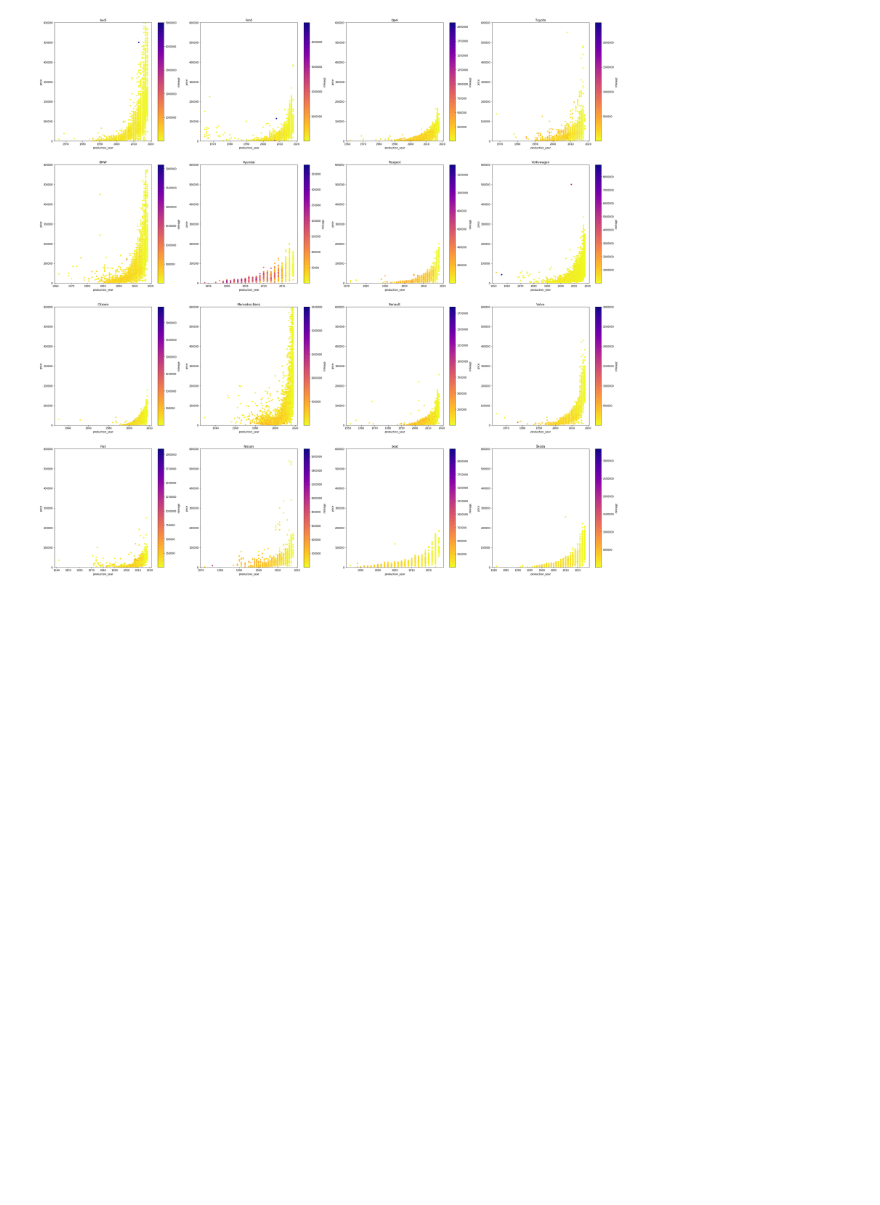
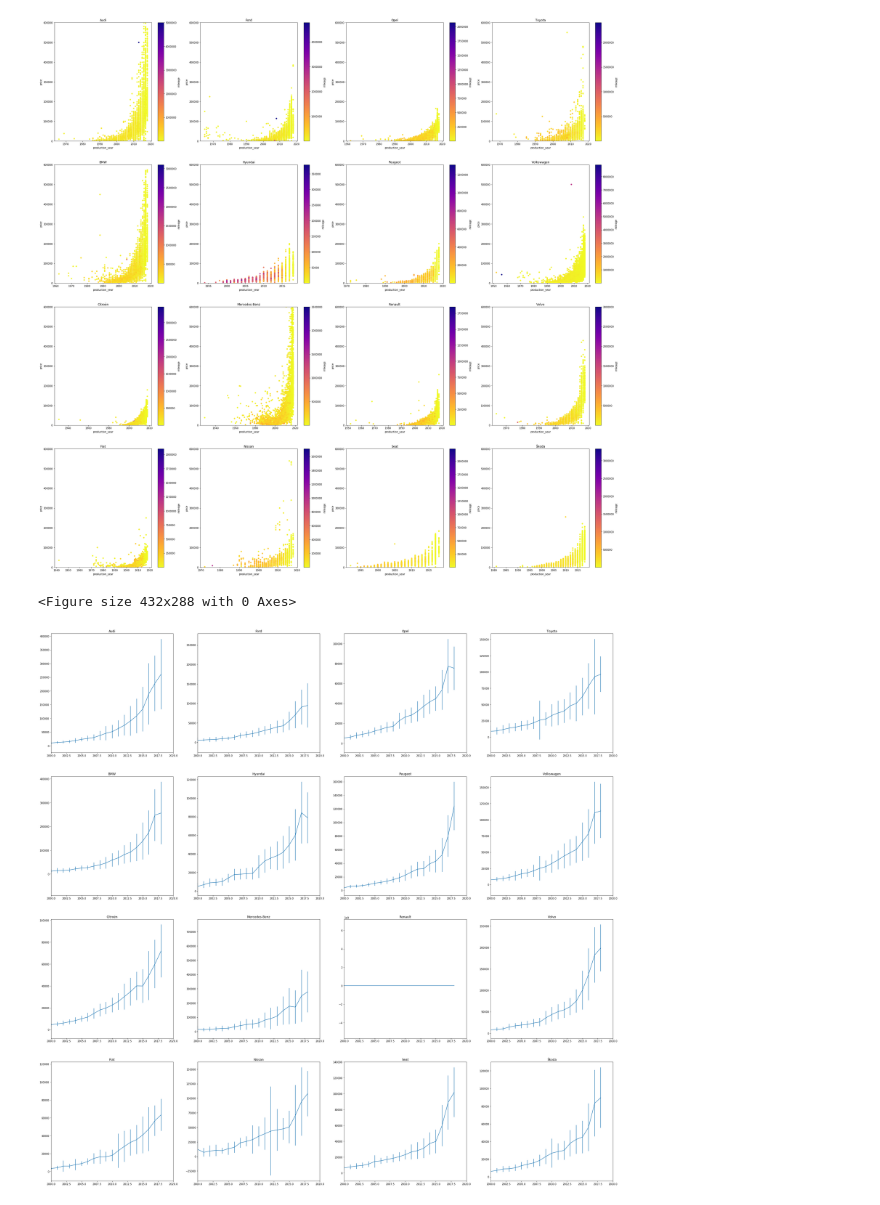
Before and after one commit to pmrukot/data-visualization, a Jupyter notebook: charts-otomoto/otomoto.ipynb, the cells around one changed output. Saved outputs shown, nothing was run; the diff lists cells and outputs as text; code cells hidden in the pictures; blank space fills up the shorter version.

Commit message:
Add errorbar plot

```diff
--- a/charts-otomoto/otomoto.ipynb
+++ b/charts-otomoto/otomoto.ipynb
@@ -4,7 +4,6 @@ import pandas as pd
 import numpy as np
 from pandas.plotting import scatter_matrix
 import matplotlib.pyplot as plt
-import matplotlib
 import json
 
 file = 'filtered_otomoto.json'
@@ -19,12 +18,12 @@ dataframe = dataframe.sort_values(['brand', 'production_year'])
 
 brands = dataframe['brand'].unique().tolist()
 
-brand_threshold = 3000
+threshold = 3000
 final_dataframes = {}
 
 for brand in brands:
     brand_dataframe = dataframe.loc[dataframe.brand == brand]
-    if brand_dataframe.shape[0] > brand_threshold:
+    if brand_dataframe.shape[0] > threshold:
         final_dataframes[brand] = brand_dataframe[['mileage', 'production_year', 'price']]
 # %%
 plt.viridis()
@@ -44,6 +43,7 @@ fig, axes = plt.subplots(
     figsize=(40, 40),
     facecolor='w',
 )
+
 for index, (brand, brand_dataframe) in enumerate(final_dataframes.items()):
     ax = brand_dataframe.plot.scatter(
         x='production_year',
@@ -52,8 +52,36 @@ for index, (brand, brand_dataframe) in enumerate(final_dataframes.items()):
         cmap=plt.cm.plasma_r,
         ax=axes[index % 4][index // 4],
     )
-    ax.set_ylim([0, 6e5])
+    ax.set_ylim([1, 6e5])
     ax.set_title(brand)
 # %% [output]
 <Figure size 432x288 with 0 Axes>
 [figure]
+# %%
+plt.viridis()
+fig, axes = plt.subplots(
+    nrows=4,
+    ncols=4,
+    figsize=(40, 40),
+    facecolor='w',
+)
+
+for index, (brand, brand_dataframe) in enumerate(final_dataframes.items()):
+    obj = brand_dataframe[['production_year', 'price']].groupby('production_year')
+
+
+    ax=axes[index % 4][index // 4]
+    mean = obj['price'].mean()
+#     print(mean)
+    ax.errorbar(
+        x=mean.index,
+        y=mean,
+        yerr=obj['price'].std(),
+#         linestyle='',
+    )
+    ax.set_xlim([2000, 2020])
+#     ax.set_ylim([0, 2e5])
+    ax.set_title(brand)
+# %% [output]
+<Figure size 432x288 with 0 Axes>
+[figure, added]
```
